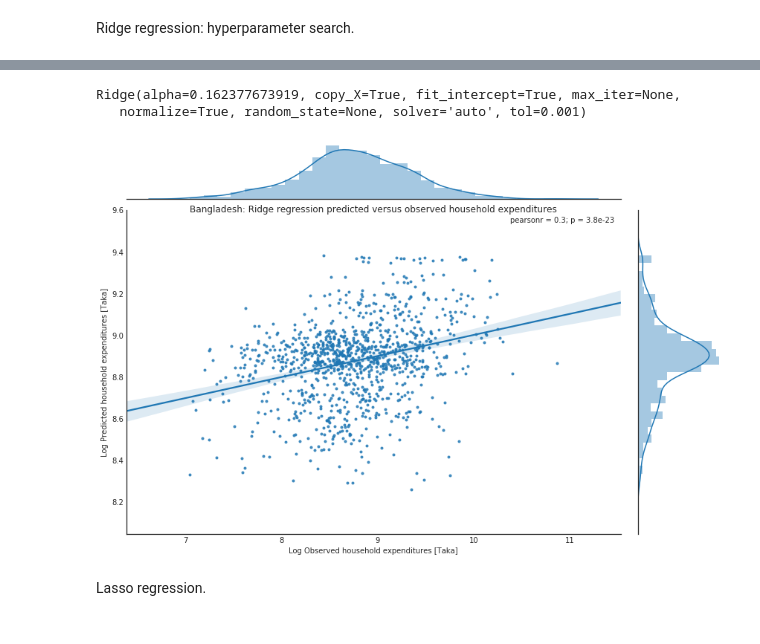
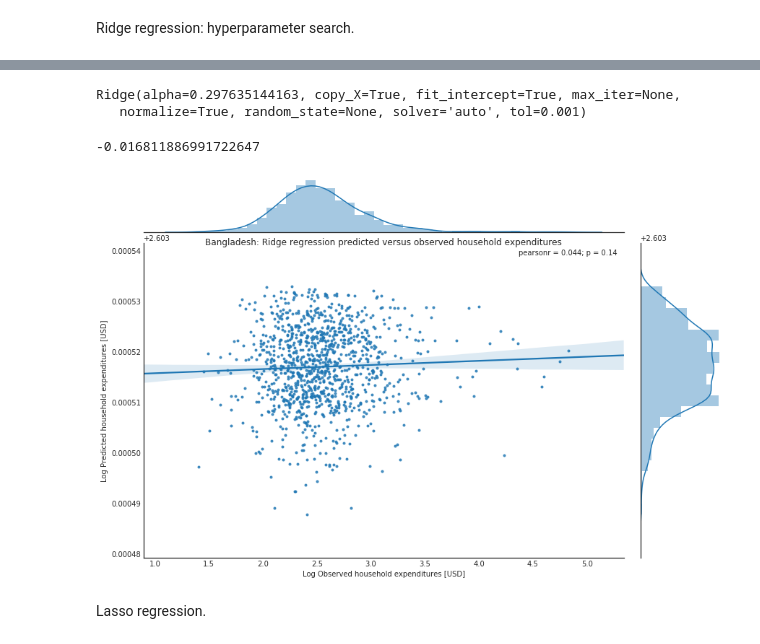
Before and after one commit to chrisyeh96/india-poverty, a Jupyter notebook: baselines/baselines.ipynb, the cells around one changed output, grey strips where cells are left out. Saved outputs shown, nothing was run; the diff lists cells and outputs as text; code cells hidden in the pictures.

```diff
--- a/baselines/baselines.ipynb
+++ b/baselines/baselines.ipynb
@@ -535,14 +558,21 @@ bangladesh_2015_test.to_csv("../data/bangladesh_2015_test.csv")
+# %%
+X_valid = X_valid[y_valid > 0]
+y_valid = y_valid[y_valid > 0]
 # %% [markdown]
 Ridge regression: hyperparameter search.
+# %%
+X_train = X_train.iloc[:,259:261]
+# %%
+X_valid = X_valid.iloc[:,259:261]
 # %%
 train_scores, valid_scores = [], []
 # %%
 for alpha in np.logspace(-5, 5, num=20):
   lm = Ridge(alpha=alpha, normalize=True)
-  lm.fit(X_train, np.log(y_train))
-  y_pred = np.exp(lm.predict(X_train))
+  lm.fit(X_train, y_train)
+  y_pred = lm.predict(X_train)
   train_scores.append(metrics.r2_score(y_train, y_pred))
-  y_pred = np.exp(lm.predict(X_valid))
+  y_pred = lm.predict(X_valid)
   valid_scores.append(metrics.r2_score(y_valid, y_pred))
   print("alpha:", alpha, "\tscore:", valid_scores[-1])
 # %% [output]
@@ -579,19 +647,23 @@ Text(0.5,0,'$\\alpha$ [log scale]')
 # %%
-lm = Ridge(alpha=0.162377673919, normalize=True)
-lm.fit(X_train, np.log(y_train))
+lm = Ridge(alpha=0.297635144163, normalize=True)
+lm.fit(X_train, y_train)
 # %% [output]
-Ridge(alpha=0.162377673919, copy_X=True, fit_intercept=True, max_iter=None,
+Ridge(alpha=0.297635144163, copy_X=True, fit_intercept=True, max_iter=None,
    normalize=True, random_state=None, solver='auto', tol=0.001)
+# %%
+lm.score(X_valid, y_valid)
+# %% [output]
+-0.016811886991722647
 # %%
 fig = sns.jointplot(np.log(y_valid[np.logical_and(y_valid > 0, y_pred > 0)]),
                     np.log(y_pred[np.logical_and(y_valid > 0, y_pred > 0)]),
                     kind="reg", size=8, marker=".")
 fig.fig.set_size_inches((12, 8))
-fig.ax_joint.set(ylabel="Log Predicted household expenditures [Taka]",
-                 xlabel="Log Observed household expenditures [Taka]")
+fig.ax_joint.set(ylabel="Log Predicted household expenditures [USD]",
+                 xlabel="Log Observed household expenditures [USD]")
 fig.ax_joint.set_title("Bangladesh: Ridge regression predicted versus observed household expenditures", y=0.98);
 # %% [output]
-[figure, old version]
+[figure, new version]
 # %% [markdown]
 Lasso regression.
 # %%
```
Also changed, not shown: parts of 58 cells of this notebook.
